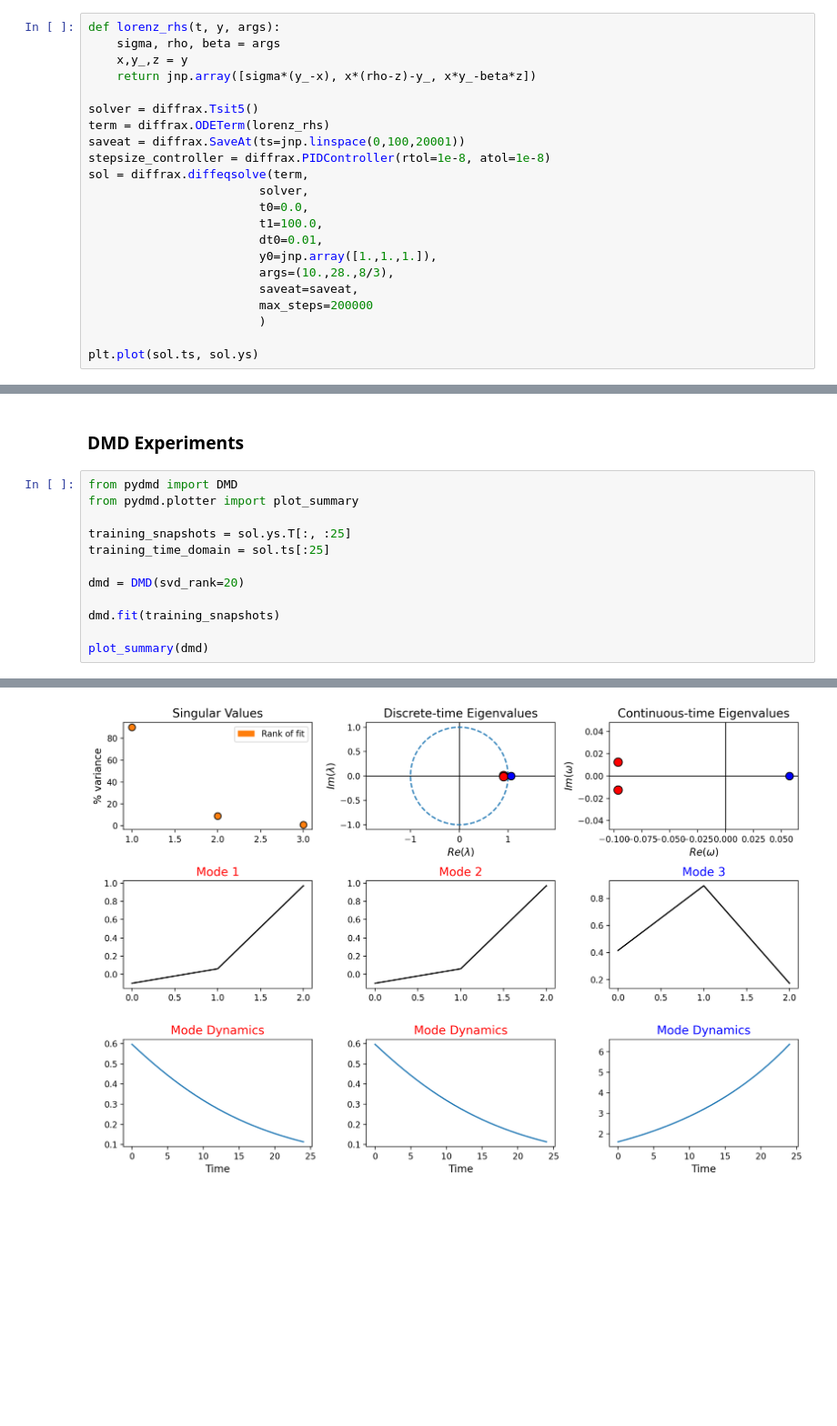
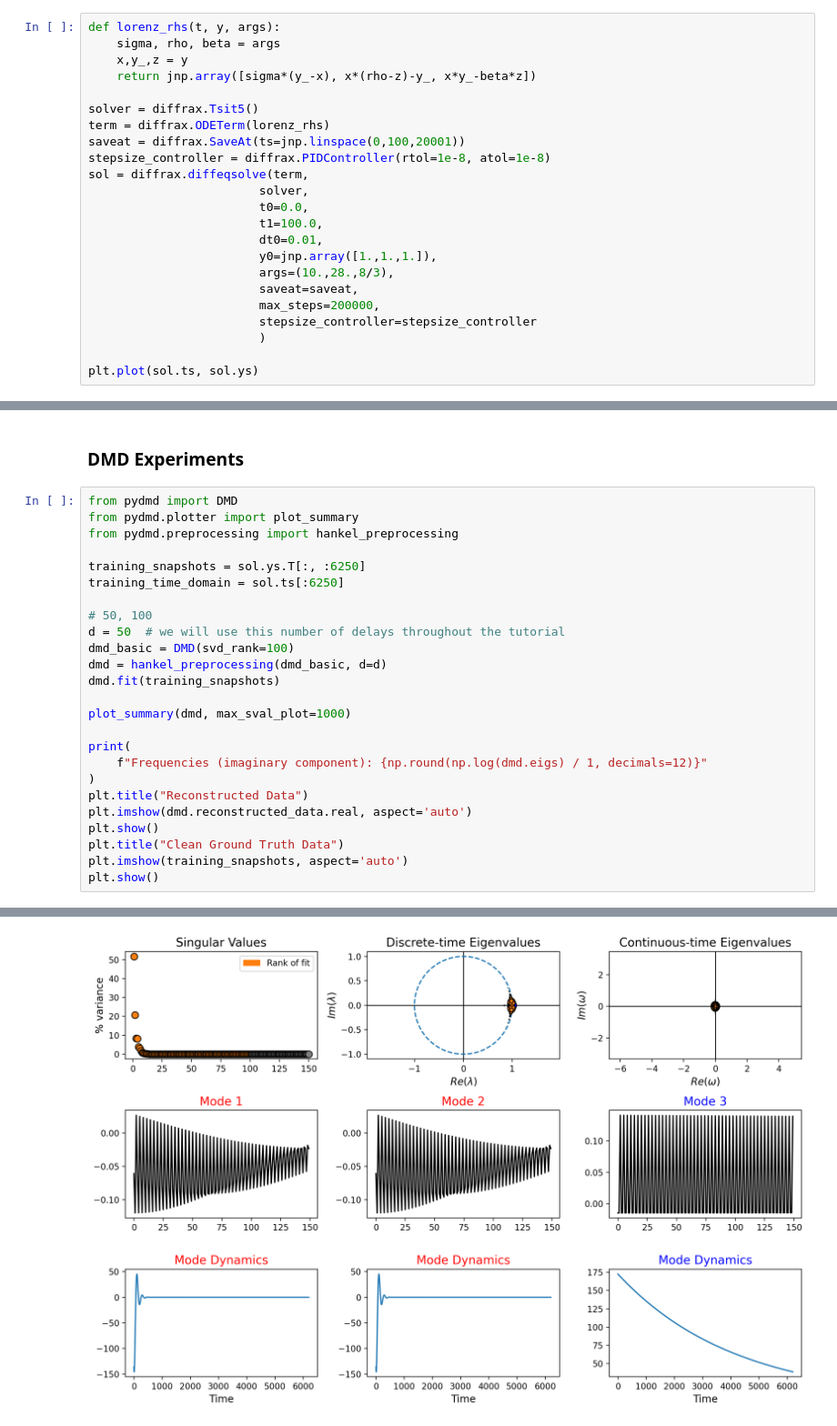
Before and after one commit to Anthony50102/IEEE, a Jupyter notebook: notebooks/lorenz.ipynb, the cells around one changed output, grey strips where cells are left out. Shown at 91% size. Saved outputs shown, nothing was run; the diff lists cells and outputs as text; blank space fills up the shorter version.

```diff
--- a/notebooks/lorenz.ipynb
+++ b/notebooks/lorenz.ipynb
@@ -27,7 +27,8 @@ sol = diffrax.diffeqsolve(term,
                         y0=jnp.array([1.,1.,1.]),
                         args=(10.,28.,8/3),
                         saveat=saveat,
-                        max_steps=200000
+                        max_steps=200000,
+                        stepsize_controller=stepsize_controller
                         )
 
 plt.plot(sol.ts, sol.ys)
@@ -136,13 +137,26 @@ fig.savefig('single_vs_double_lorenz.png', dpi=300, bbox_inches='tight')
 # %%
 from pydmd import DMD
 from pydmd.plotter import plot_summary
+from pydmd.preprocessing import hankel_preprocessing
 
-training_snapshots = sol.ys.T[:, :25]
-training_time_domain = sol.ts[:25]
+training_snapshots = sol.ys.T[:, :6250]
+training_time_domain = sol.ts[:6250]
 
-dmd = DMD(svd_rank=20)
-
+# 50, 100
+d = 50  # we will use this number of delays throughout the tutorial
+dmd_basic = DMD(svd_rank=100)
+dmd = hankel_preprocessing(dmd_basic, d=d)
 dmd.fit(training_snapshots)
 
-plot_summary(dmd)
+plot_summary(dmd, max_sval_plot=1000)
+
+print(
+    f"Frequencies (imaginary component): {np.round(np.log(dmd.eigs) / 1, decimals=12)}"
+)
+plt.title("Reconstructed Data")
+plt.imshow(dmd.reconstructed_data.real, aspect='auto')
+plt.show()
+plt.title("Clean Ground Truth Data")
+plt.imshow(training_snapshots, aspect='auto')
+plt.show()
 # %% [output]
@@ -149 +165 @@ plot_summary(dmd)
-[figure, old version]
+[figure, new version]
```
Also changed, not shown: parts of 10 cells of this notebook, 9 other files.
